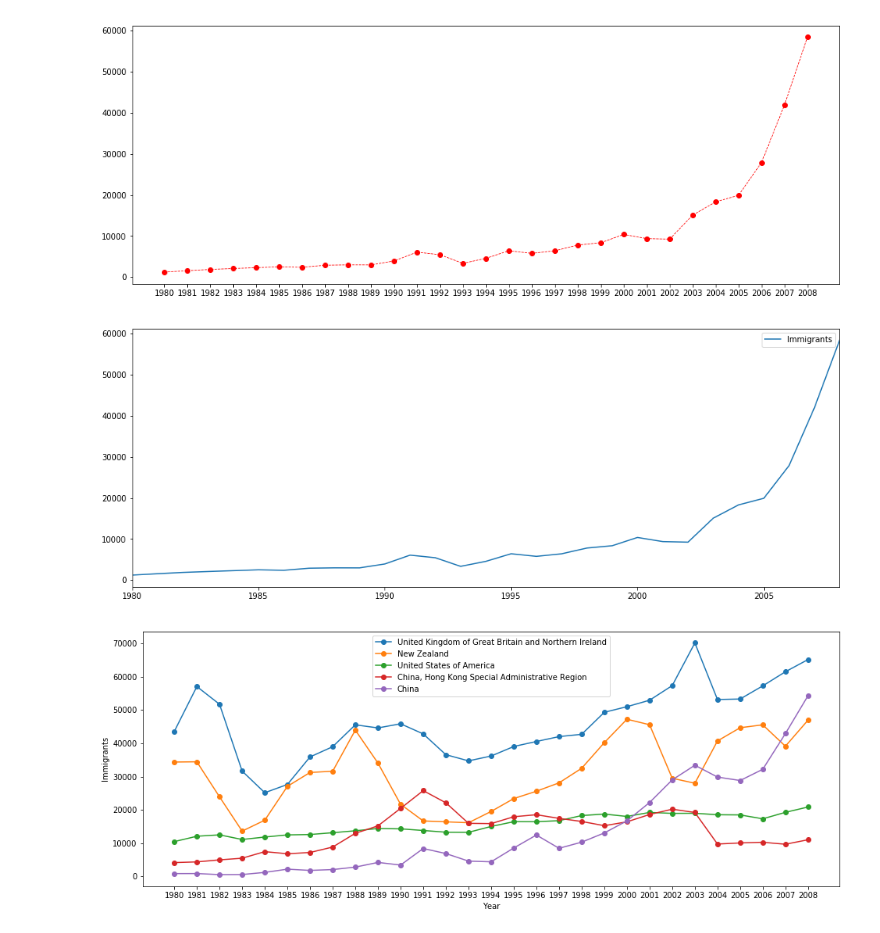
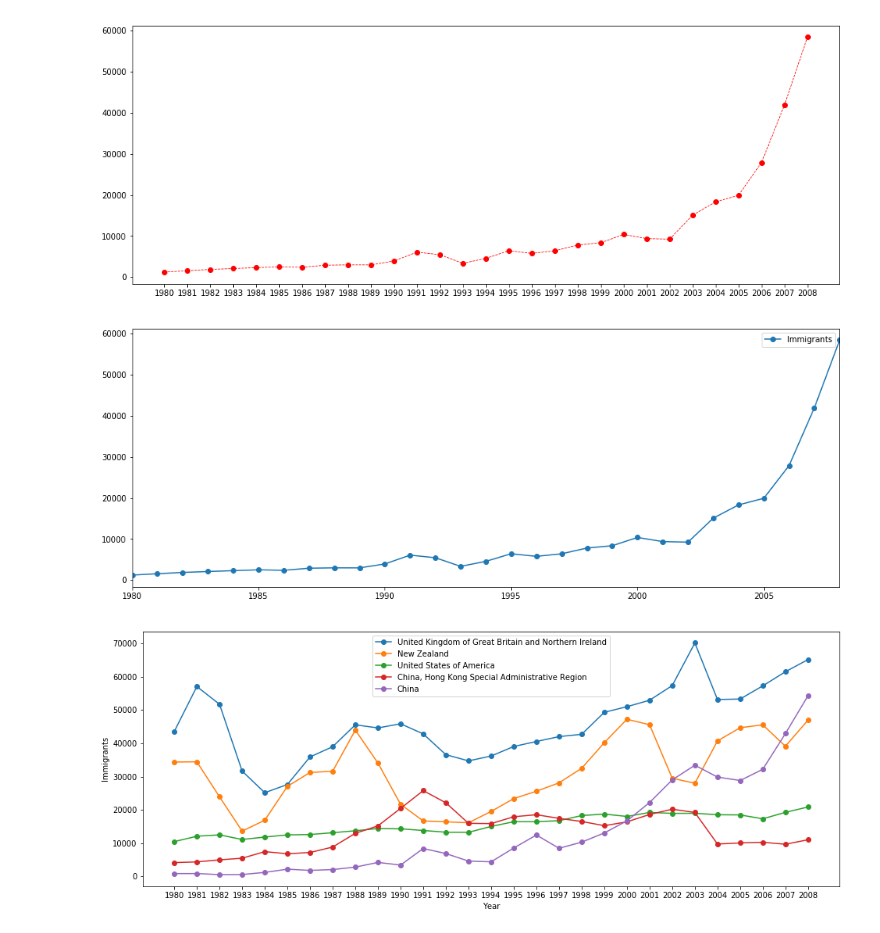
Before and after one commit to leangaurav/weekday2019_09_05, a Jupyter notebook: Assignments/Megha/AustraliaImmigrantsMatplotlib.ipynb, the cells around one changed output. Saved outputs shown, nothing was run; the diff lists cells and outputs as text; code cells hidden in the pictures.

```diff
--- a/Assignments/Megha/AustraliaImmigrantsMatplotlib.ipynb
+++ b/Assignments/Megha/AustraliaImmigrantsMatplotlib.ipynb
@@ -169,12 +187,12 @@ plt.show()
 # %%
 #Using Pandas
 plt.figure(figsize = (16,6))
 df1 = df[df['Country'] == 'India'].sum()['1980':'2008']
-df1.plot.line(label ='Immigrants')
+df1.plot.line(marker = 'o', label ='Immigrants')
 plt.legend()
 plt.show()
 # %% [output]
-[figure, old version]
+[figure, new version]
 # %%
 # Plot immigration Trend(year vs count) for the coutries with top 5 total immigrants. Use Line plot
 
```
Also changed, not shown: parts of 12 cells of this notebook.
